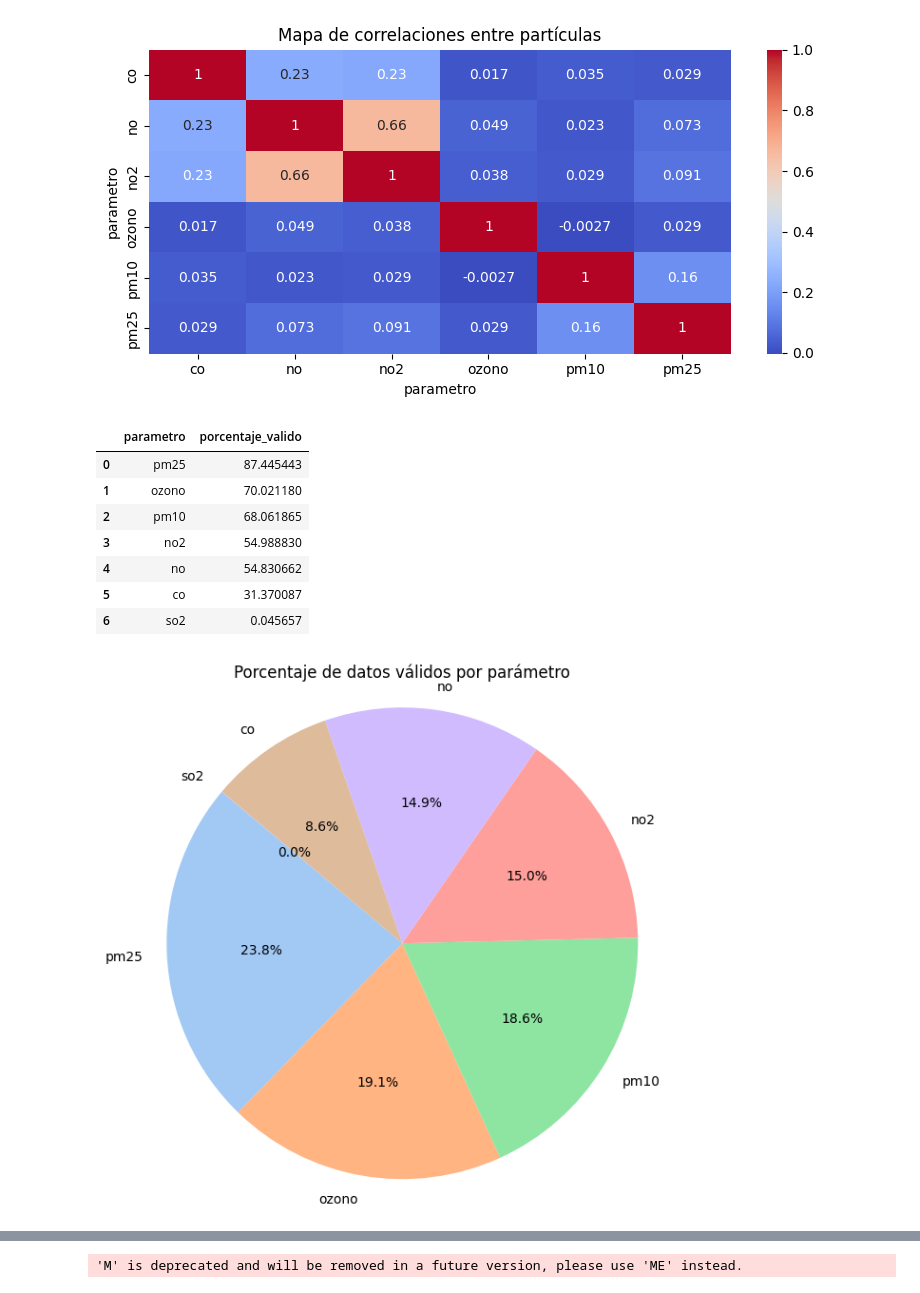
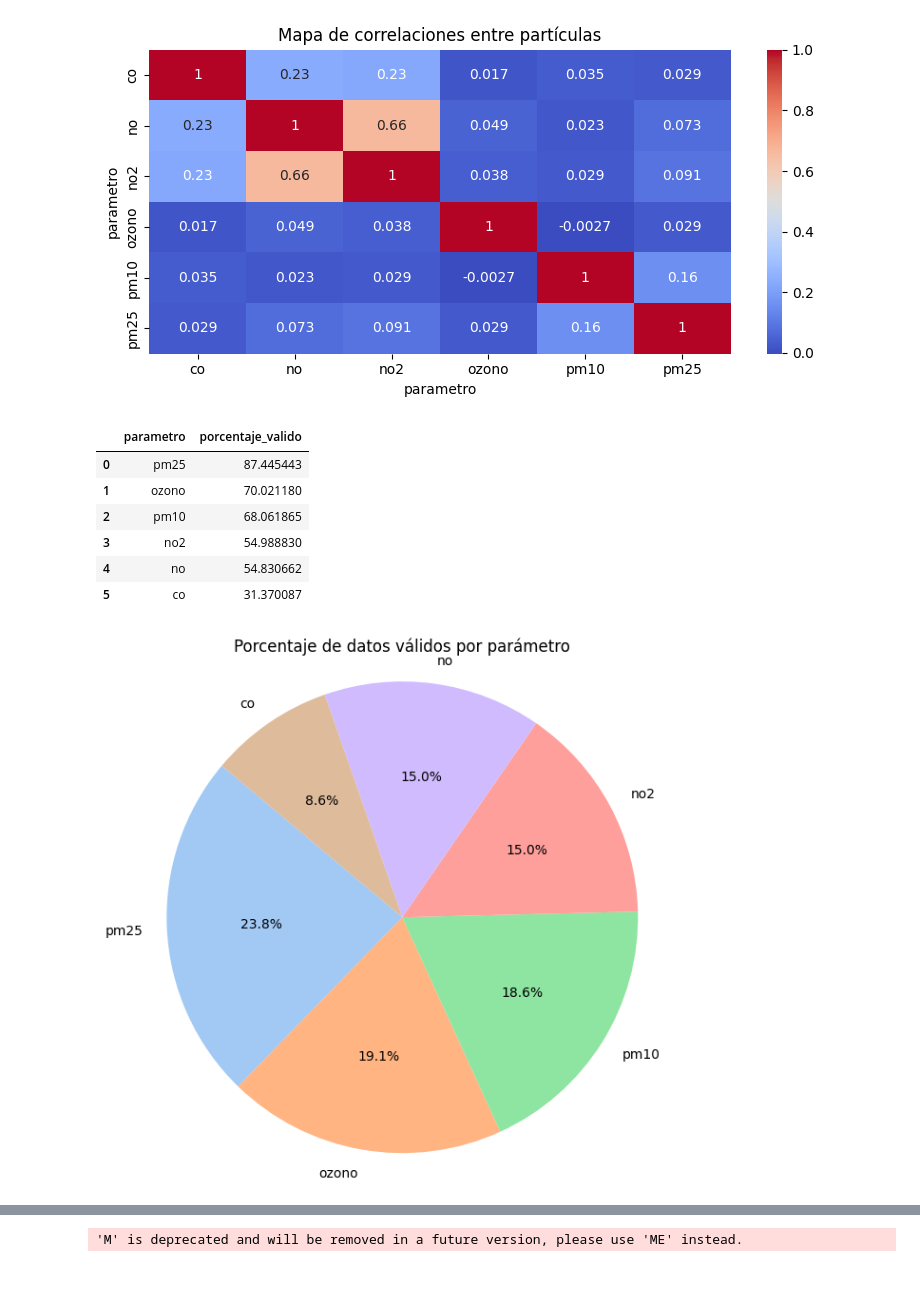
Before and after one commit to jerozapata/Respirando-Datos, a Jupyter notebook: datos_generales.ipynb, the cells around one changed output, grey strips where cells are left out. Drawn from its saved outputs; the diff is of its cells as text; code cells hidden in the pictures.

```diff
--- a/datos_generales.ipynb
+++ b/datos_generales.ipynb
@@ -301,35 +302,38 @@ plt.show()
 # =========================
 total_por_param = df.groupby('parametro').size()
 calibrados_por_param = df_calibrado.groupby('parametro').size()
 porcentaje_calibrado = (calibrados_por_param / total_por_param * 100).sort_values(ascending=False).reset_index()
 porcentaje_calibrado.columns = ['parametro', 'porcentaje_valido']
 
 # Eliminar posibles NaN (sin datos calibrados)
 porcentaje_calibrado = porcentaje_calibrado.dropna()
+
+porcentaje_calibrado = porcentaje_calibrado[porcentaje_calibrado['parametro'].str.lower() != 'so2']
+
 
 display(porcentaje_calibrado)
 
 # Gráfico de torta
 plt.figure(figsize=(6, 6))
 plt.pie(porcentaje_calibrado['porcentaje_valido'],
         labels=porcentaje_calibrado['parametro'],
         autopct='%1.1f%%',
         startangle=140,
         colors=sns.color_palette('pastel'))
 plt.title('Porcentaje de datos válidos por parámetro')
 plt.axis('equal')
 plt.tight_layout()
+plt.savefig('grafico_pastel_datos_validos.png')
 plt.show()
 # %% [output]
 |  | parametro | porcentaje_valido |
 | 0 | pm25 | 87.445443 |
 | 1 | ozono | 70.021180 |
 | 2 | pm10 | 68.061865 |
 | 3 | no2 | 54.988830 |
 | 4 | no | 54.830662 |
 | 5 | co | 31.370087 |
-| 6 | so2 | 0.045657 |
-[figure, old version]
+[figure, new version]
 # %%
 # =========================
 # 10. Dispersión 2D
```
Also changed, not shown: parts of 5 cells of this notebook, 4 other files.
